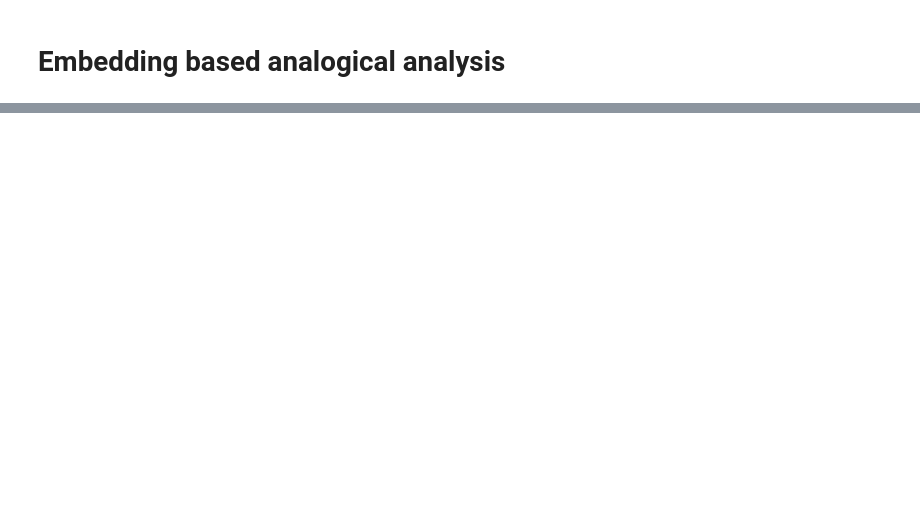
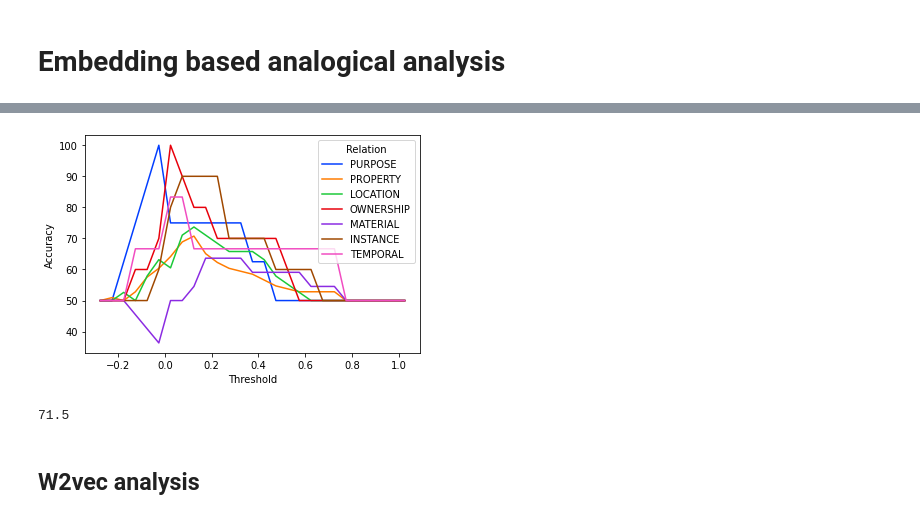
Before and after one commit to usc-isi-i2/wd-similarity, a Jupyter notebook: Analogical Proj Experiments.ipynb, the cells around one changed output, grey strips where cells are left out. Saved outputs shown, nothing was run; the diff lists cells and outputs as text; code cells hidden in the pictures; blank space fills up the shorter version.

```diff
--- a/Analogical Proj Experiments.ipynb
+++ b/Analogical Proj Experiments.ipynb
@@ -972,0 +850,17 @@ def get_results(model_glove):
+# %%
+def train_and_generate_rel_based_acc_curves(analogicalDF):
+
+    analogicalDF['target'] = analogicalDF['type'].apply(lambda p: 0 if p == 'NEG' else 1)
+
+    X, Y = analogicalDF.drop(columns=['target']), analogicalDF['target']
+
+    rel_vals = list(analogicalDF.relation.unique())
+    accs = {rel_val: [] for rel_val in rel_vals}
+
+    thresh_range = np.arange(min(0, analogicalDF['cosSim'].min()),1.05,0.05)
+    for thresh in thresh_range:
+        for rel_val in rel_vals:
+            accs[rel_val].append((analogicalDF[analogicalDF.relation == rel_val]['cosSim'].apply(lambda p: int(p >= thresh)) == analogicalDF[analogicalDF.relation == rel_val].target).sum() * 100 / (analogicalDF.relation == rel_val).sum())
+    accs['Threshold'] = thresh_range
+    melted_df = pd.melt(pd.DataFrame(accs), ['Threshold']).rename(columns={'value':'Accuracy', 'variable': 'Relation'})
+    sns.lineplot(x='Threshold', y='Accuracy', hue='Relation', data=melted_df, palette="bright")
@@ -1023,0 +967,10 @@ a,b
+# %%
+train_and_generate_rel_based_acc_curves(trainingDF_cosSimed_glove)
+# %% [output]
+[figure, added]
+# %%
+supervised_train_and_compute_acc(trainingDF_cosSimed_glove)
+# %% [output]
+71.5
+# %% [markdown]
+## W2vec analysis
```
Also changed, not shown: parts of 92 cells of this notebook, 3 other files.
